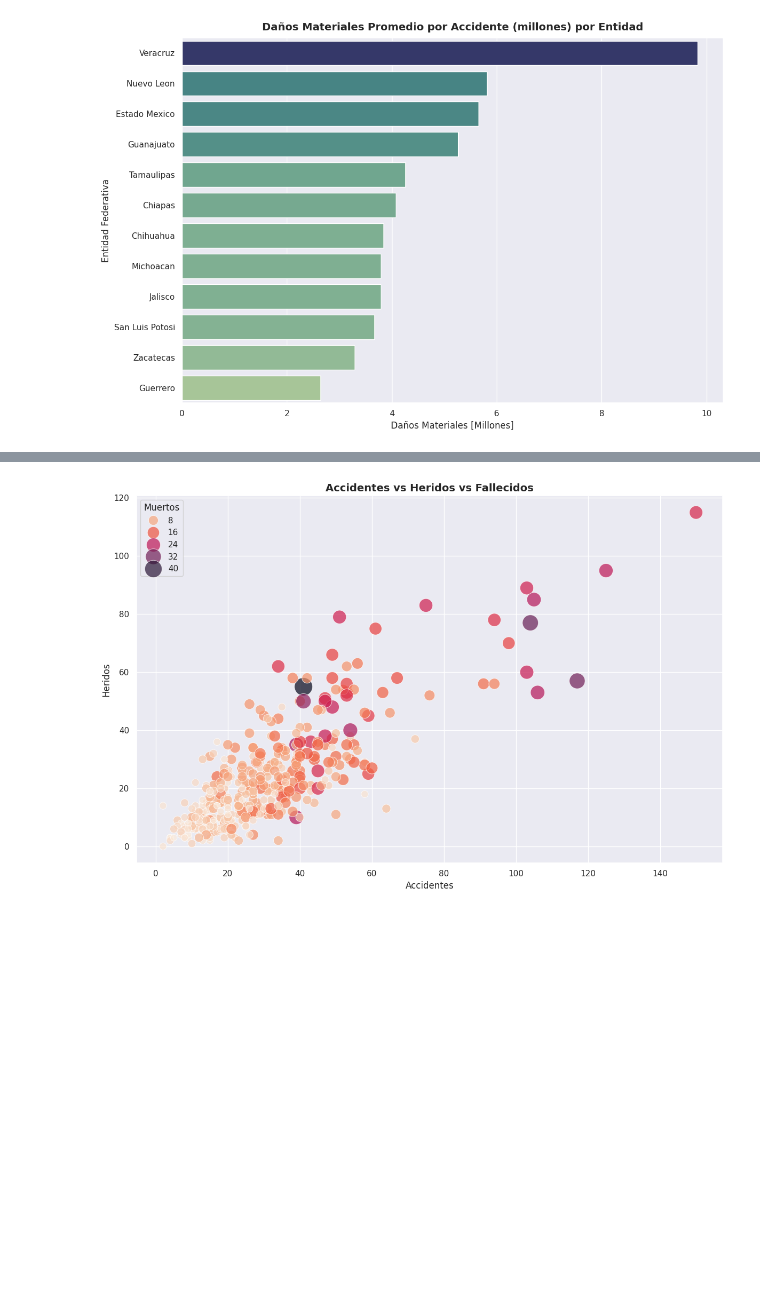
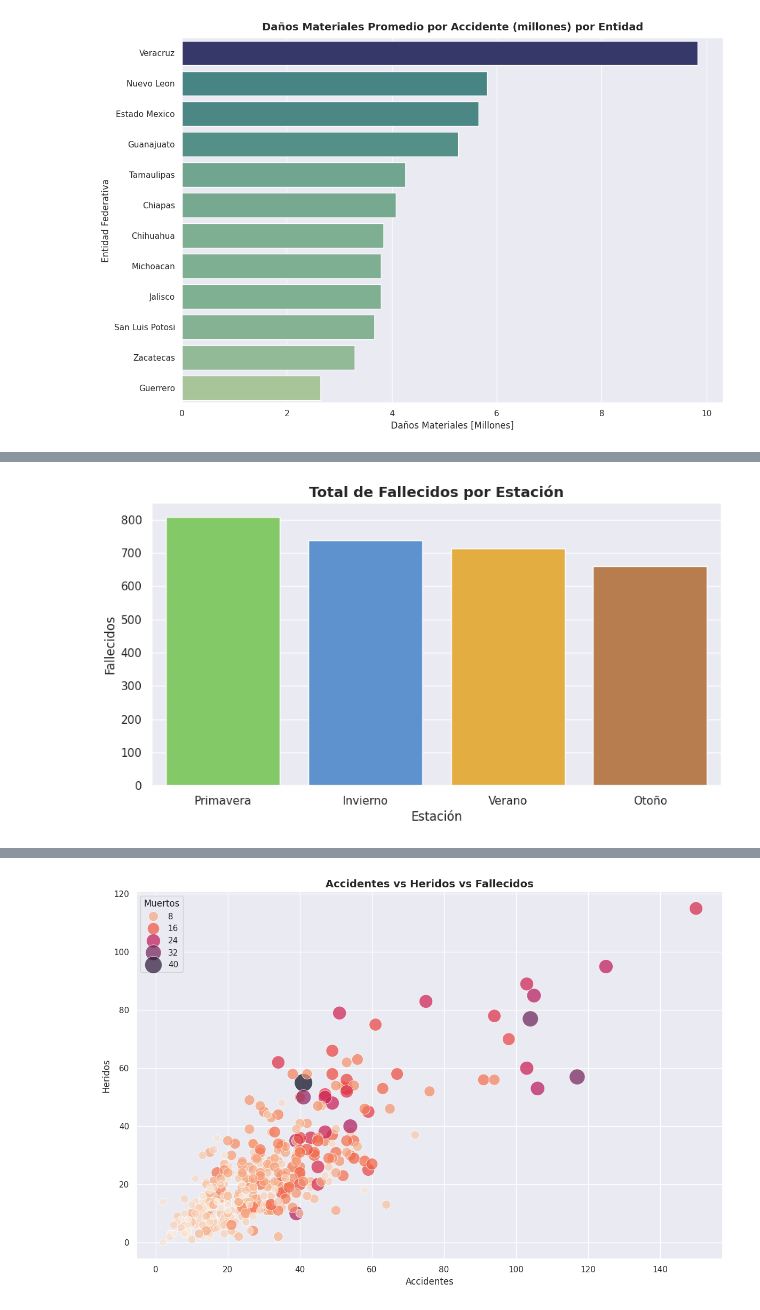
Before and after one commit to AndrsGzRo/mx-traffic-accidents-eda-ml, a Jupyter notebook: MX_TRAFFIC_ACCIDENTS.ipynb, the cells around one changed output, grey strips where cells are left out. Saved outputs shown, nothing was run; the diff lists cells and outputs as text; code cells hidden in the pictures; blank space fills up the shorter version.

```diff
--- a/MX_TRAFFIC_ACCIDENTS.ipynb
+++ b/MX_TRAFFIC_ACCIDENTS.ipynb
@@ -186,0 +264,20 @@ plt.show()
+# %%
+df_estacion_mu= (
+    df.groupby('estacion')['muertos'].sum().
+    reset_index().sort_values(by='muertos',ascending=False)
+)
+plt.figure(figsize=(10,5))
+sns.barplot(
+    data=df_estacion_mu,
+    x='estacion',
+    y='muertos',
+    palette=[colores_estaciones[e]for e in  df_estacion_mu['estacion']],
+    hue='estacion',
+    legend=False
+)
+plt.xlabel('Estación')
+plt.ylabel('Fallecidos')
+plt.title('Total de Fallecidos por Estación',fontsize=14,fontweight='bold')
+plt.show()
+# %% [output]
+[figure, added]
```
Also changed, not shown: parts of 14 cells of this notebook.
